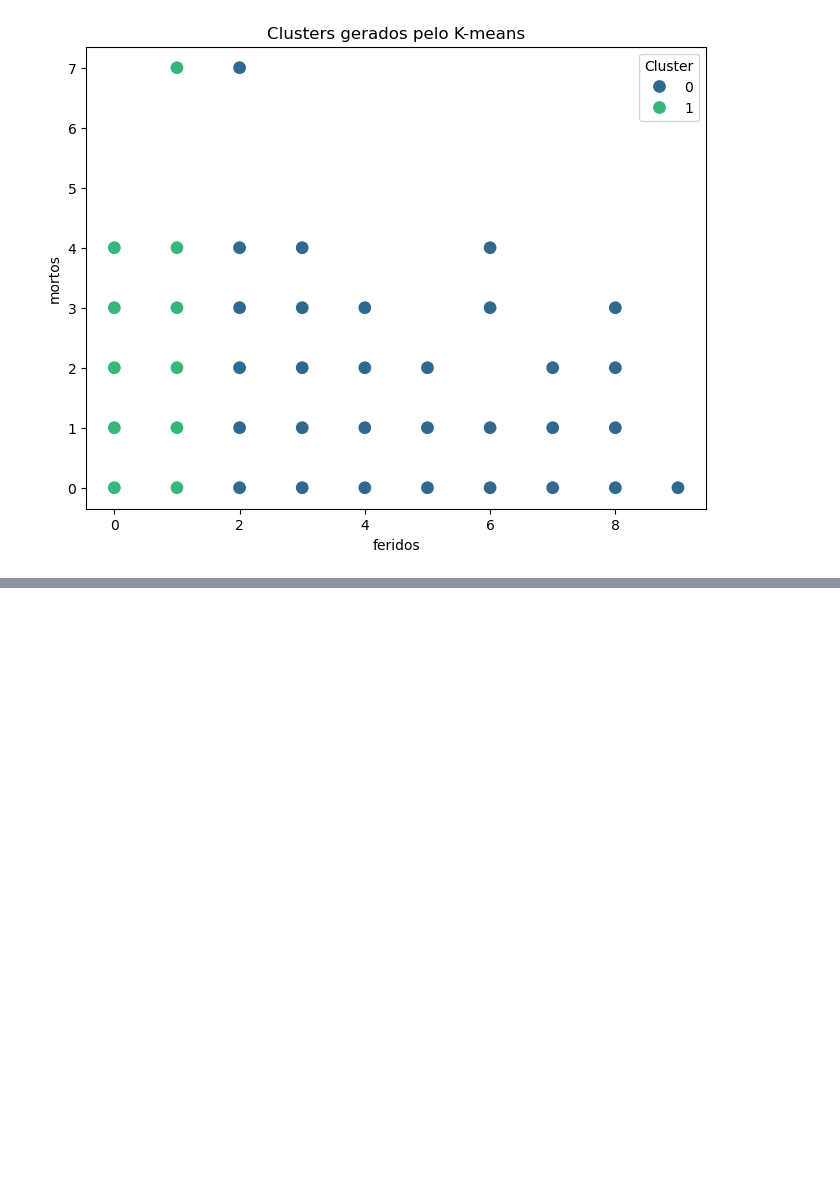
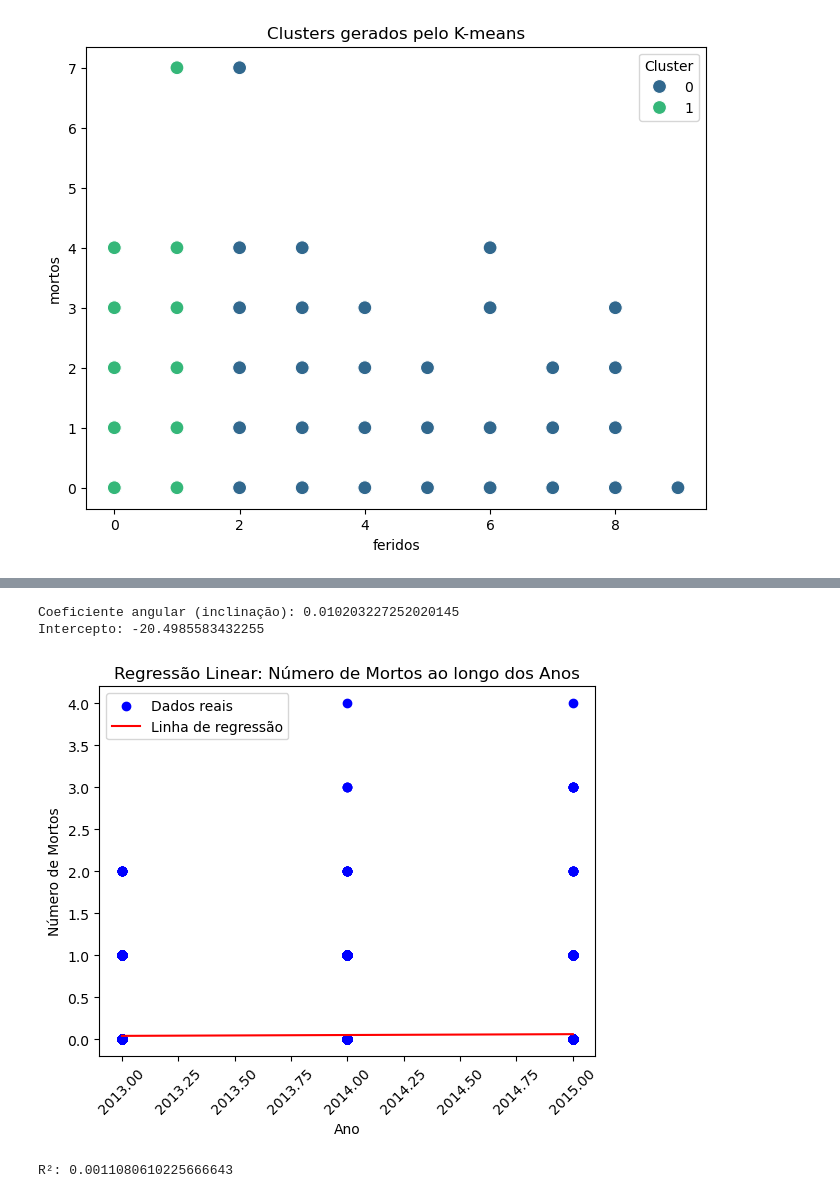
Before and after one commit to EmanuelMMB/Projeto-ICD, a Jupyter notebook: Acidentes de Trânsito em BRs (Fase1-Fase4).ipynb, the cells around one changed output, grey strips where cells are left out. Saved outputs shown, nothing was run; the diff lists cells and outputs as text; code cells hidden in the pictures; blank space fills up the shorter version.

```diff
--- a/Acidentes de Trânsito em BRs (Fase1-Fase4).ipynb
+++ b/Acidentes de Trânsito em BRs (Fase1-Fase4).ipynb
@@ -134,0 +138,29 @@ plt.show()
+# %%
+#tentativa de regressão linear.
+dataset = dataset.dropna()
+
+x = dataset[['ano']]
+y = dataset['mortos']
+
+modelo = LinearRegression()
+modelo.fit(x, y)
+print(f"Coeficiente angular (inclinação): {modelo.coef_[0]}")
+print(f"Intercepto: {modelo.intercept_}")
+y_pred = modelo.predict(x)
+
+plt.scatter(x, y, color='blue', label='Dados reais')
+plt.plot(x, y_pred, color='red', label='Linha de regressão')
+plt.xticks(rotation=45)
+plt.xlabel('Ano')
+plt.ylabel('Número de Mortos')
+plt.title('Regressão Linear: Número de Mortos ao longo dos Anos')
+plt.legend()
+plt.show()
+
+r_squared = modelo.score(x, y)
+print(f"R²: {r_squared}")
+# %% [output]
+Coeficiente angular (inclinação): 0.010203227252020145
+Intercepto: -20.4985583432255
+[figure, added]
+R²: 0.0011080610225666643
```
Also changed, not shown: parts of 3 cells of this notebook, 1 other file.
